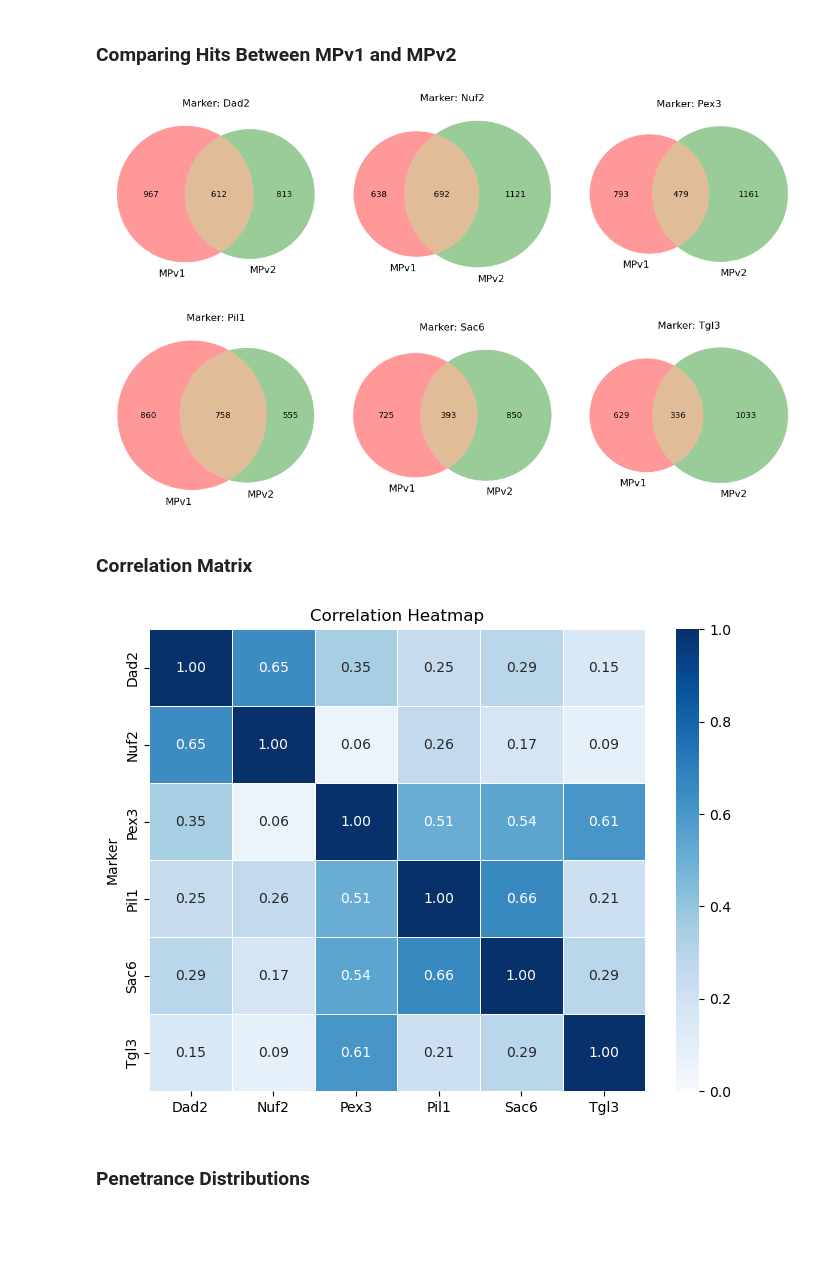
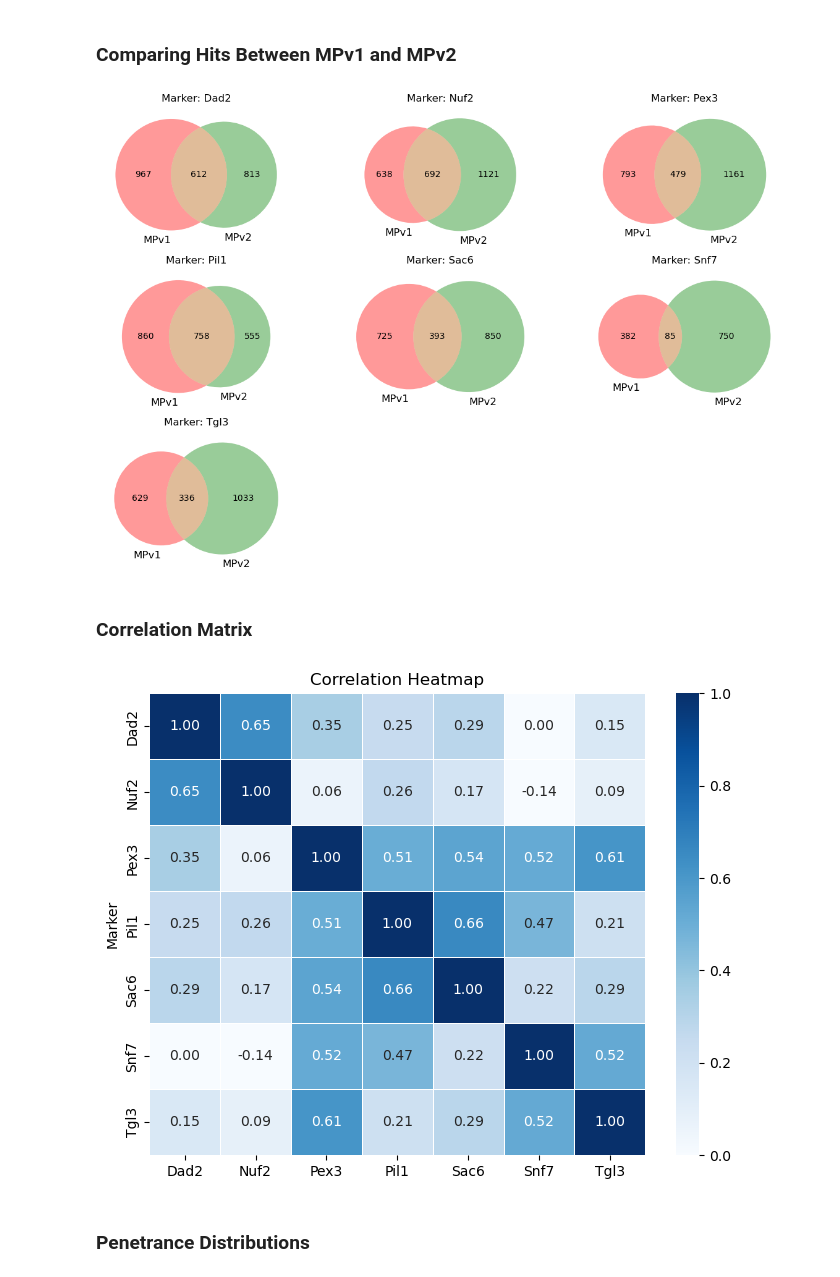
Before and after one commit to arsam-dj/MarkerProject, a Jupyter notebook: 12_make_plots_with_phenotype_data.ipynb, the cells around one changed output. Cells and saved outputs as stored; diff of their text form; code cells hidden in the pictures; blank space fills up the shorter version.

Commit message:
Added Snf7 to plots.

```diff
--- a/12_make_plots_with_phenotype_data.ipynb
+++ b/12_make_plots_with_phenotype_data.ipynb
@@ -10,7 +10,7 @@ import numpy as np
 from functools import reduce
 from scipy.stats import linregress
 # %%
-markers = ["Dad2", "Sac6", "Tgl3", "Pex3", "Pil1", "Nuf2"]
+markers = ["Dad2", "Sac6", "Tgl3", "Pex3", "Pil1", "Nuf2", "Snf7"]
 phenotype_set = "Compartments" # Cells or Compartments
 pen_col_to_select = "Overall_Penetrance"
 
@@ -59,35 +59,35 @@ mpv1_hits = (
     .group_by("Marker")
     .agg(pl.col("Strain_ID").unique())
     .to_dict(as_series=False)
     )
 
 mpv2_dict = dict(zip(mpv2_hits["Marker"], mpv2_hits["Strain_ID"]))
 mpv1_dict = dict(zip(mpv1_hits["Marker"], mpv1_hits["Strain_ID"]))
 
 mpv2_dict = {k: set(v) for k, v in mpv2_dict.items()}
 mpv1_dict = {k: set(v) for k, v in mpv1_dict.items()}
 
 markers = sorted(set(mpv1_dict) | set(mpv2_dict))
 
-fig, axes = plt.subplots(2, 3, figsize=(12, 8))
+fig, axes = plt.subplots(3, 3, figsize=(12, 8))
 axes = axes.flatten()
 
 for i, marker in enumerate(markers):
     set1 = mpv1_dict.get(marker, set())
     set2 = mpv2_dict.get(marker, set())
 
     venn2([set1, set2], set_labels=("MPv1", "MPv2"), ax=axes[i])
     axes[i].set_title(f"Marker: {marker}")
 
 # Hide unused subplot (since 5 plots in 2x3 grid)
 for j in range(len(markers), len(axes)):
     axes[j].axis("off")
 
 plt.tight_layout()
 plt.show()
 plt.close()
 # %% [output]
-[figure, old version]
+[figure, new version]
 # %% [markdown]
 ### Correlation Matrix
 # %%
@@ -144,7 +144,7 @@ plt.title("Correlation Heatmap")
 plt.show()
 plt.close()
 # %% [output]
-[figure, old version]
+[figure, new version]
 # %% [markdown]
 ### Penetrance Distributions
 # %%
```
Also changed, not shown: parts of 3 cells of this notebook.
